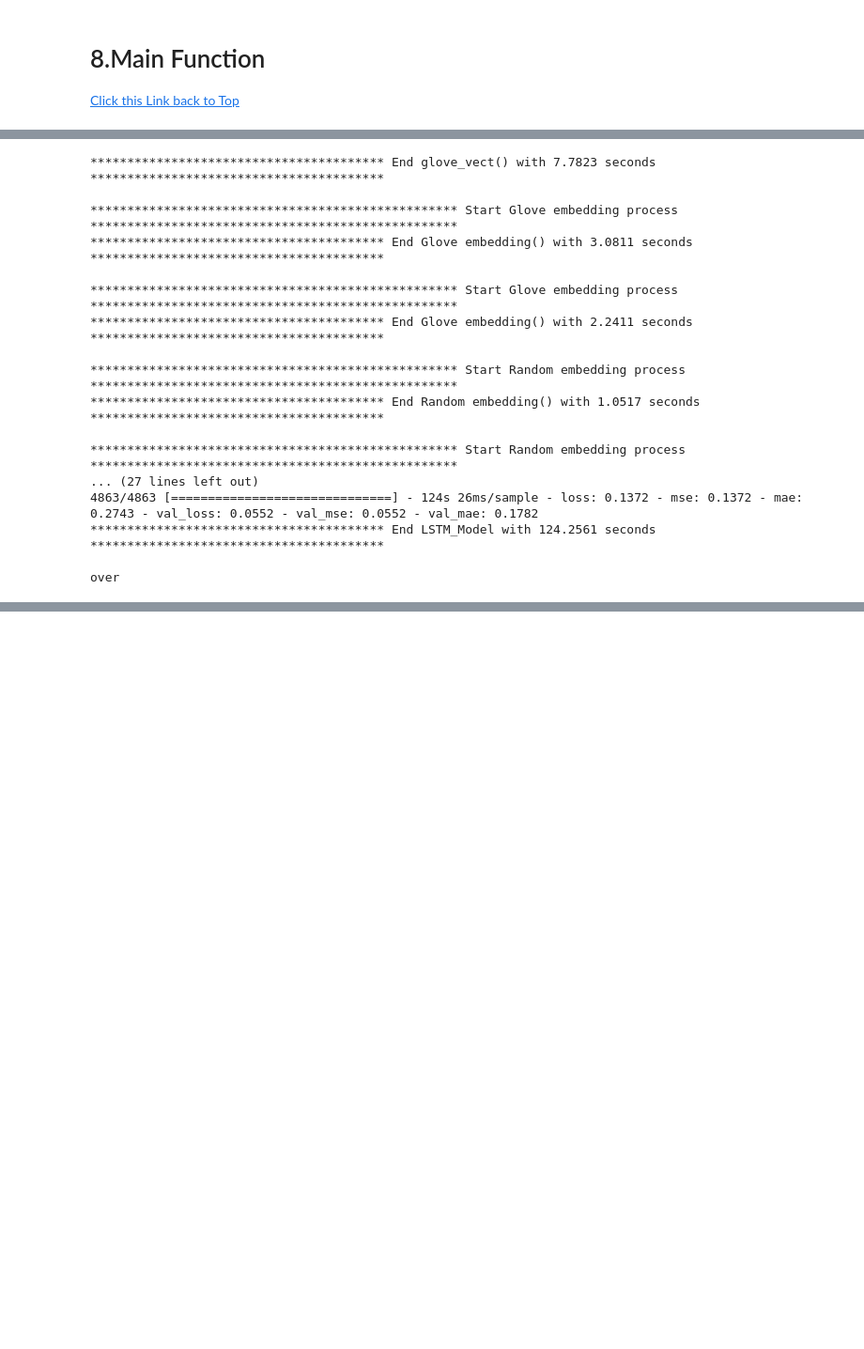
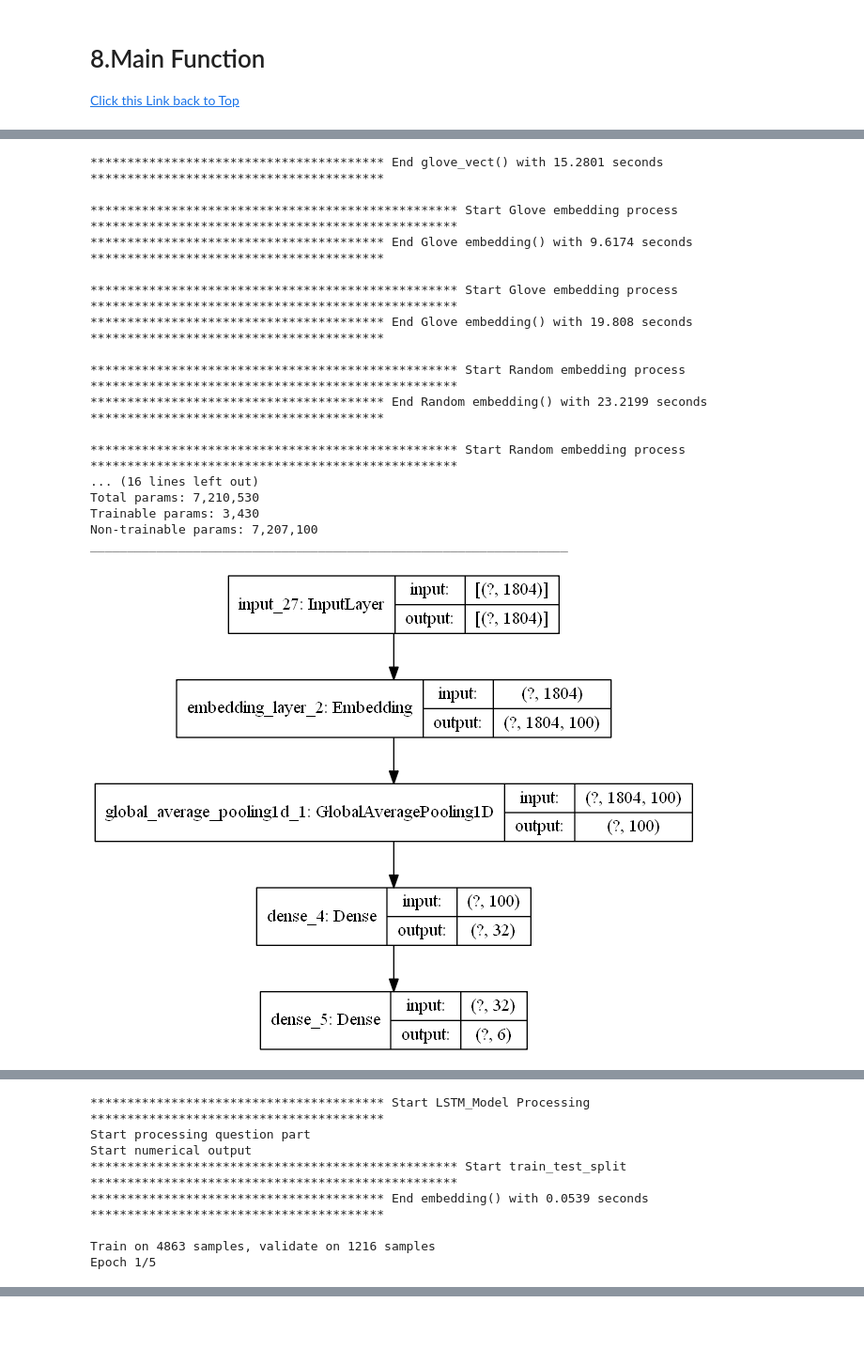
Before and after one commit to L3P3titPrince/40_Google_Q-A, a Jupyter notebook: 35_Google_Q-A_Dec082020.ipynb, the cells around one changed output, grey strips where cells are left out. Shown: that part at 94% size. Drawn from its saved outputs; the diff is of its cells as text; code cells hidden in the pictures; blank space fills up the shorter version.

Commit message:
Dec/09/2020 Add hyperparameter contorl part

```diff
--- a/35_Google_Q-A_Dec082020.ipynb
+++ b/35_Google_Q-A_Dec082020.ipynb
@@ -1560,6 +1601,11 @@ from tensorflow.keras import optimizers
 from tensorflow.keras.utils import to_categorical
 import tensorflow as tf
 
+# draw the structure of this model
+from tensorflow.keras.utils import model_to_dot, plot_model
+# dispaly structure and saved picture
+from IPython.display import Image,display
+
 # inhere hyperparameters
 from class_31_hyperparameters import HyperParameters
 
@@ -1570,7 +1616,7 @@ class BuildModels(HyperParameters):
         HyperParameters.__init__(self)
 
 
-    def nn_model(self, word_index, part='q', type='classify', pretrain_matrix = None):
+    def nn_model(self, word_index, pretrain_matrix = None):
         """
         Input is just padded question sequence, add Embedding layer transorfrom
         it into word vector and build up a sentence
@@ -1632,9 +1678,14 @@ class BuildModels(HyperParameters):
                                       )(input_layer_1)
         pooling_layer_3 = GlobalAveragePooling1D()(embed_layer_2)
         dense_layer_4 = Dense(units=32, activation='relu')(pooling_layer_3)
-        output_layer_5 = Dense(units=OUTPUT_UNIT, activation=OUTPUT_ACT)(dense_layer_4)
+        output_layer_5 = Dense(units=OUTPUT_UNITS, activation=OUTPUT_ACT)(dense_layer_4)
         model = Model(inputs=input_layer_1, outputs=output_layer_5, name='nn_model')
         model.summary()
+
+        dot_img_file = '04_images/20_Normal_NN_model.png'
+        plot_model(model, to_file=dot_img_file, show_shapes=True)
+        display(Image(filename='04_images/20_Normal_NN_model.png'))
+
         return model
 
 
@@ -1889,6 +1951,11 @@ class CNNModel(HyperParameters):
 # import need layer
 from tensorflow.keras.layers import Embedding, Dense, Dropout,  Input, LSTM
 from tensorflow.keras import Model
+# draw the structure of this model
+from tensorflow.keras.utils import model_to_dot, plot_model
+# dispaly structure and saved picture
+from IPython.display import Image,display
+
 
 from class_31_hyperparameters import HyperParameters
 
@@ -1953,11 +2020,16 @@ class RNNModel(HyperParameters):
                                       input_length=MAX_SEQ_LEN,
                                       name="embedding_layer_2"
                                       )(input_layer_1)
-        lstm_layer_3 = LSTM(32, dropout=0.2, recurrent_dropout=0.2)(embed_layer_2)
+        lstm_layer_3 = LSTM(128, dropout=0.2, recurrent_dropout=0.2)(embed_layer_2)
         output_layer_4 = Dense(OUTPUT_UNITS, activation=OUTPUT_ACT)(lstm_layer_3)
         model = Model(inputs = input_layer_1, outputs = output_layer_4, name='LSTM_Model')
         model.summary()
 
+        dot_img_file = '04_images/23_LSTM_model.png'
+        plot_model(model, to_file=dot_img_file, show_shapes=True)
+        display(Image(filename='04_images/23_LSTM_model.png'))
+
+
         return model
 # %%
 # cnn_class = CNNModel()
@@ -2412,14 +2489,16 @@ def main():
     # history, model = compile_class.compile_fit(nn_model,
     #                                  X_q_train, X_q_val, y_q_train, y_q_val, loss_fun='categorical_crossentropy',
     #                                  epoch_num=3)
+    # history_classify_df = save_class.write_csv(history, model)
 
     # # ***************Pretrain Glove Normal Neural Network****************(each model should have its own model part)
-    # pretrain_nn = model_class.nn_model(word_index, part='q', type='classify', pretrain_matrix=embedding_matrix)
-    # history, model = compile_class.compile_fit(pretrain_nn,
-    #                                                X_q_train, X_q_val, y_q_train, y_q_val,
-    #                                                loss_fun='categorical_crossentropy',
-    #                                                epoch_num=3)
-    # history_classify_df = save_class.write_csv(history, model, str_input='Question_Glove_NN_20')
+    pretrain_nn = model_class.nn_model(word_index, pretrain_matrix=embedding_matrix)
+    history, model = compile_class.compile_fit(pretrain_nn,
+                                               q_train_padded, a_train_padded, y_q_label_df, y_a_label_df,
+                                               y_q_classify_list, y_q_classify_dict,
+                                               y_a_classify_list, y_a_classify_dict,
+                                               epoch_num=3)
+    history_classify_df = save_class.write_csv(history, model)
 
     # ***************Question Pretrain Gloave Normal CNN Classify*******************
     # cnn_class= CNNModel()
@@ -2428,7 +2507,7 @@ def main():
     #                                            X_q_train, X_q_val, y_q_train, y_q_val,
     #                                            loss_fun='categorical_crossentropy',
     #                                            epoch_num=10)
-    # history_classify_df = save_class.write_csv(history, model, str_input='Question_Glove_Normal_CNN_10')
+    # history_classify_df = save_class.write_csv(history, model)
 
     # cnn_class = CNNModel()
     # cnn_model_2 = cnn_class.n_gram_cnn(word_index, pretrain_matrix=embedding_matrix)
@@ -2443,7 +2522,7 @@ def main():
     history, model = compile_class.compile_fit(lstm_model_1, q_train_padded, a_train_padded, y_q_label_df, y_a_label_df,
                                                y_q_classify_list, y_q_classify_dict,
                                                y_a_classify_list, y_a_classify_dict,
-                                               epoch_num=1)
+                                               epoch_num=5)
     history_classify_df = save_class.write_csv(history, model)
 
     #************************test part*****************************
@@ -2485,23 +2564,24 @@ if __name__=="__main__":
 
 ... (5 lines left out)
 
 we got unique 72070 words
 we have 13332 words appear more than 5 times
 ************************************************** Start glove_vect() process **************************************************
-**************************************** End glove_vect() with 7.7823 seconds ****************************************
+**************************************** End glove_vect() with 15.2801 seconds ****************************************
 
 ************************************************** Start Glove embedding process **************************************************
-**************************************** End Glove embedding() with 3.0811 seconds ****************************************
+**************************************** End Glove embedding() with 9.6174 seconds ****************************************
 
 ************************************************** Start Glove embedding process **************************************************
-**************************************** End Glove embedding() with 2.2411 seconds ****************************************
+**************************************** End Glove embedding() with 19.808 seconds ****************************************
 
 ************************************************** Start Random embedding process **************************************************
-**************************************** End Random embedding() with 1.0517 seconds ****************************************
+**************************************** End Random embedding() with 23.2199 seconds ****************************************
 
 ************************************************** Start Random embedding process **************************************************
-... (27 lines left out)
-4863/4863 [==============================] - 124s 26ms/sample - loss: 0.1372 - mse: 0.1372 - mae: 0.2743 - val_loss: 0.0552 - val_mse: 0.0552 - val_mae: 0.1782
-**************************************** End LSTM_Model with 124.2561 seconds ****************************************
-
-over
+... (16 lines left out)
+Total params: 7,210,530
+Trainable params: 3,430
+Non-trainable params: 7,207,100
+_________________________________________________________________
+[figure, added]
@@ -2508,3 +2606,11 @@ over
+**************************************** Start LSTM_Model Processing ****************************************
+Start processing question part
+Start numerical output
+************************************************** Start train_test_split **************************************************
+**************************************** End embedding() with 0.0539 seconds ****************************************
+
+Train on 4863 samples, validate on 1216 samples
+Epoch 1/5
 # %%
 # plot_class = AnalysisAndPlot()
 # plot_class.plot_history_classify(history)
```
Also changed, not shown: parts of 12 cells of this notebook, 16 other files.
